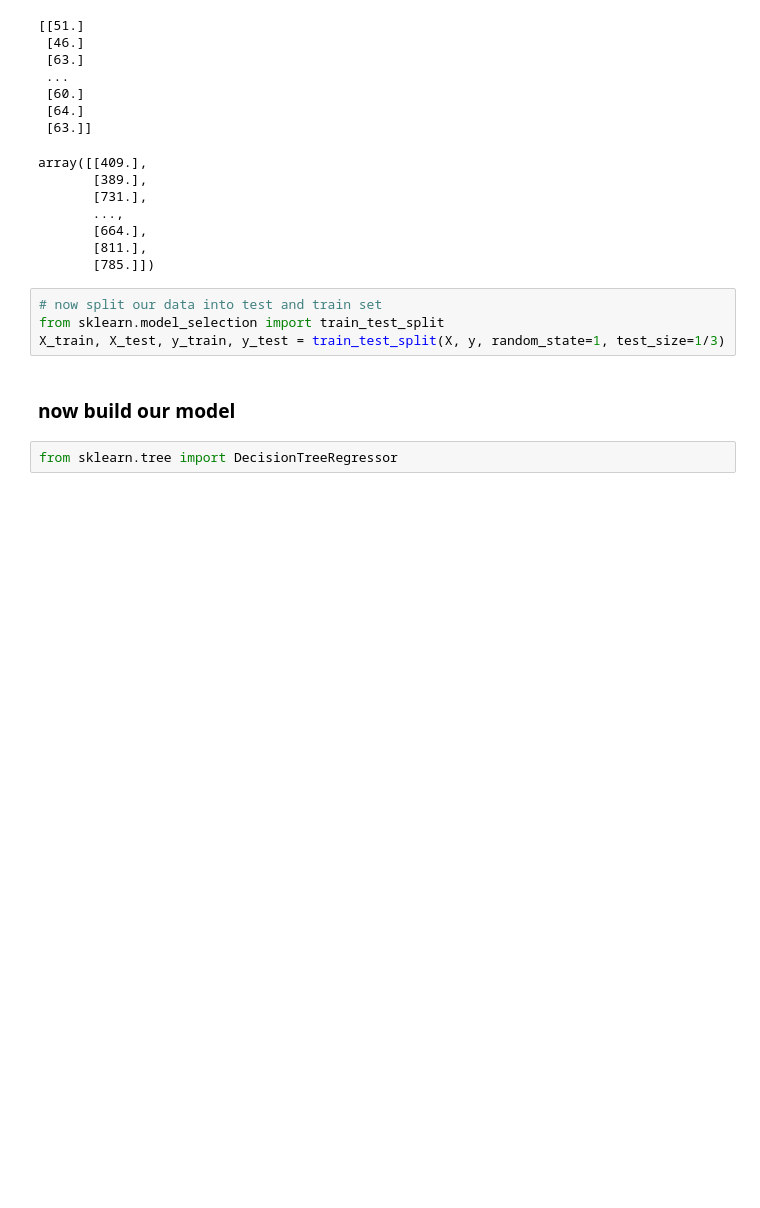
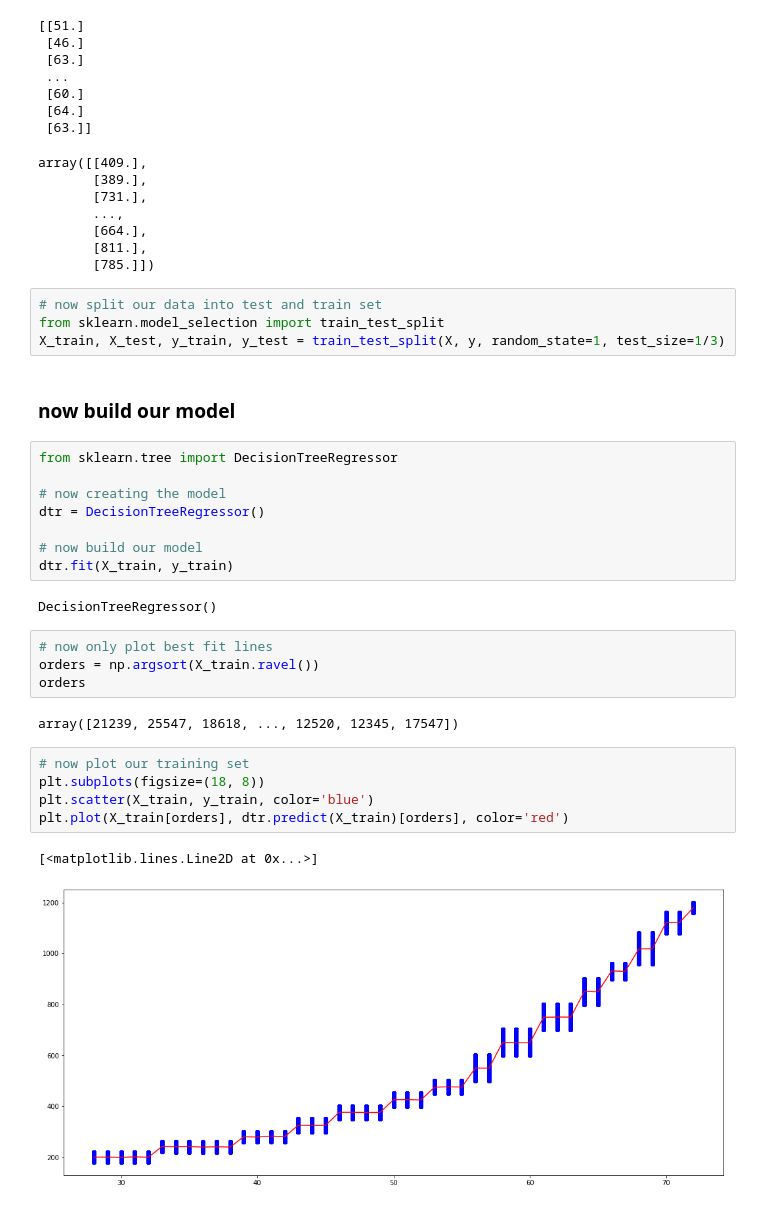
Before and after one commit to pythonpioneer/Data-Science, a Jupyter notebook: Project MLHD/DecisionTree/decision-tree-regressor.ipynb, the cells around one changed output. Drawn from its saved outputs; the diff is of its cells as text; blank space fills up the shorter version.

Commit message:
Decision tree implemented successfully

```diff
--- a/Project MLHD/DecisionTree/decision-tree-regressor.ipynb
+++ b/Project MLHD/DecisionTree/decision-tree-regressor.ipynb
@@ -68,3 +68,25 @@ X_train, X_test, y_train, y_test = train_test_split(X, y, random_state=1, test_s
 ### now build our model
 # %%
 from sklearn.tree import DecisionTreeRegressor
+
+# now creating the model
+dtr = DecisionTreeRegressor()
+
+# now build our model
+dtr.fit(X_train, y_train)
+# %% [output]
+DecisionTreeRegressor()
+# %%
+# now only plot best fit lines
+orders = np.argsort(X_train.ravel())
+orders
+# %% [output]
+array([21239, 25547, 18618, ..., 12520, 12345, 17547])
+# %%
+# now plot our training set
+plt.subplots(figsize=(18, 8))
+plt.scatter(X_train, y_train, color='blue')
+plt.plot(X_train[orders], dtr.predict(X_train)[orders], color='red')
+# %% [output]
+[<matplotlib.lines.Line2D at 0x...>]
+[figure, added]
```
Also changed, not shown: parts of 6 cells of this notebook.
